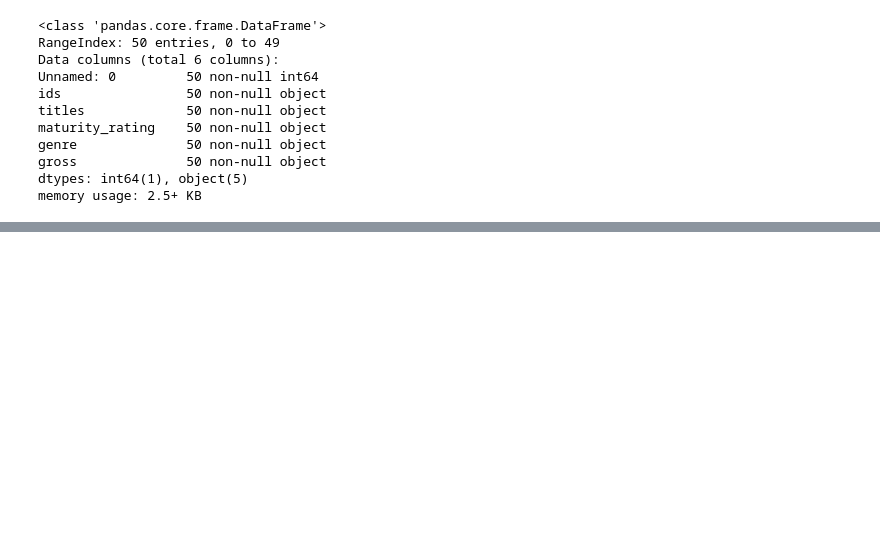
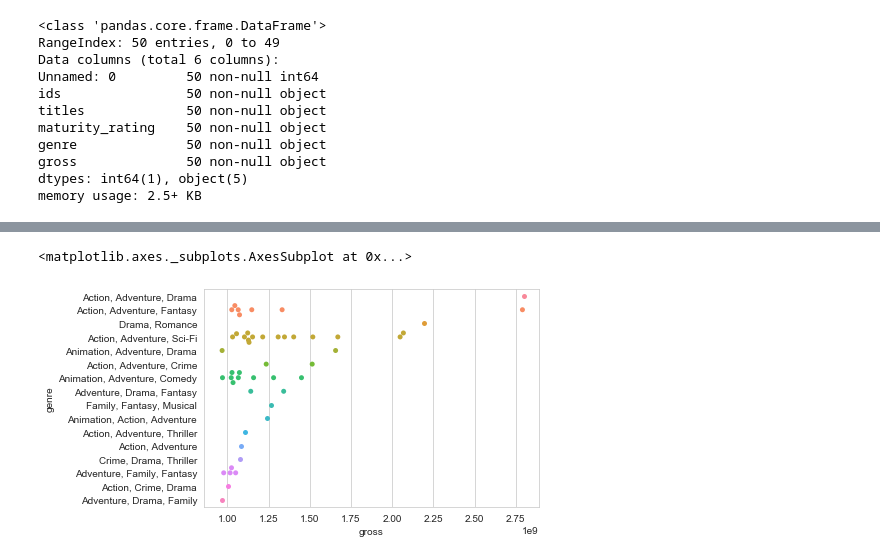
Before and after one commit to payam5150/MOD1, a Jupyter notebook: 002 - Mod1 - Graphics - 4-27-20.ipynb, the cells around one changed output, grey strips where cells are left out. Cells and saved outputs as stored; diff of their text form; code cells hidden in the pictures; blank space fills up the shorter version.

```diff
--- a/002 - Mod1 - Graphics - 4-27-20.ipynb
+++ b/002 - Mod1 - Graphics - 4-27-20.ipynb
@@ -61,0 +66,5 @@ Text(0, 0.5, 'titles')
+# %%
+sns.swarmplot(x='gross', y='genre', data=df) #Here, we used Swarmplot to graph our top grossing genres
+# %% [output]
+<matplotlib.axes._subplots.AxesSubplot at 0x...>
+[figure, added]
```
Also changed, not shown: parts of 7 cells of this notebook, 2 other files.
